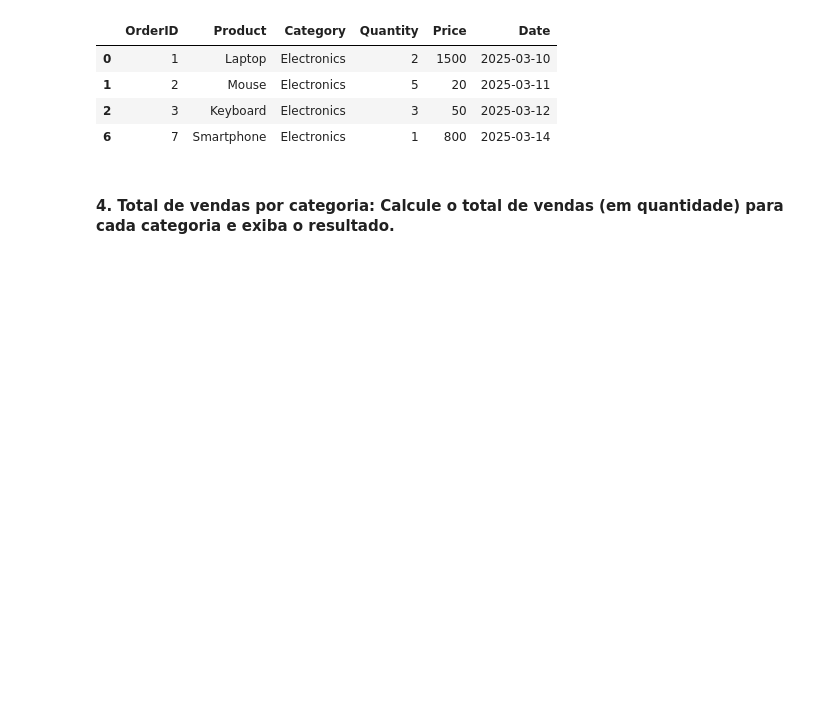
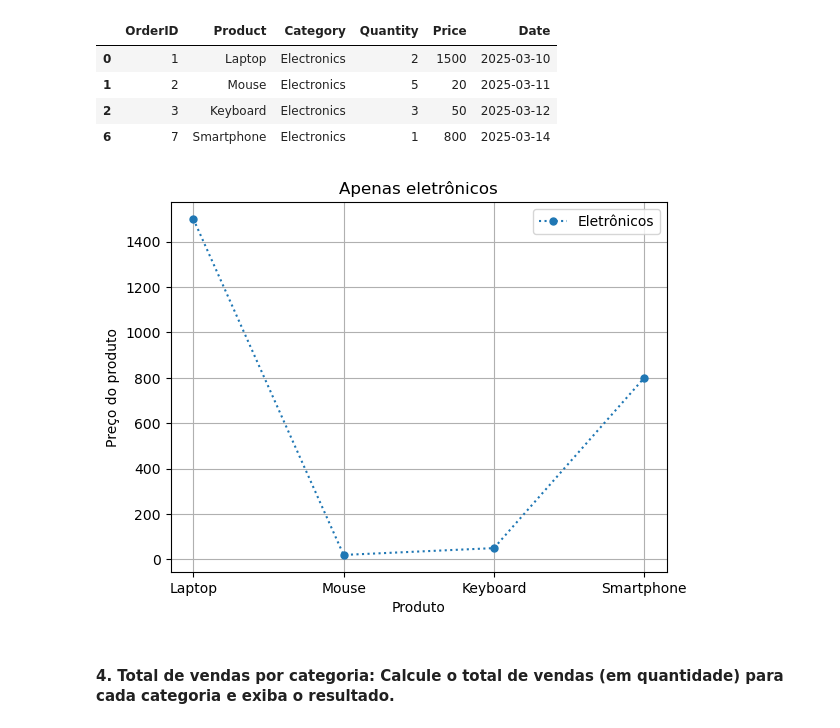
Before and after one commit to fandredev/ml-my-guide, a Jupyter notebook: pandas/exercises/sales_training.ipynb, the cells around one changed output. Saved outputs shown, nothing was run; the diff lists cells and outputs as text; code cells hidden in the pictures; blank space fills up the shorter version.

```diff
--- a/pandas/exercises/sales_training.ipynb
+++ b/pandas/exercises/sales_training.ipynb
@@ -108,6 +122,19 @@ only_eletronics
 | 1 | 2 | Mouse | Electronics | 5 | 20 | 2025-03-11 |
 | 2 | 3 | Keyboard | Electronics | 3 | 50 | 2025-03-12 |
 | 6 | 7 | Smartphone | Electronics | 1 | 800 | 2025-03-14 |
+# %%
+plt.plot(only_eletronics['Product'], only_eletronics['Price'], markersize=10, linestyle=":", marker=".", label="Eletrônicos")
+
+plt.legend()
+plt.xlabel('Produto')
+plt.ylabel('Preço do produto')
+
+plt.title('Apenas eletrônicos')
+
+plt.grid()
+plt.show()
+# %% [output]
+[figure, added]
 # %% [markdown]
 #### 4. Total de vendas por categoria: Calcule o total de vendas (em quantidade) para cada categoria e exiba o resultado.
 # %%
```
Also changed, not shown: parts of 5 cells of this notebook, 2 other files.
